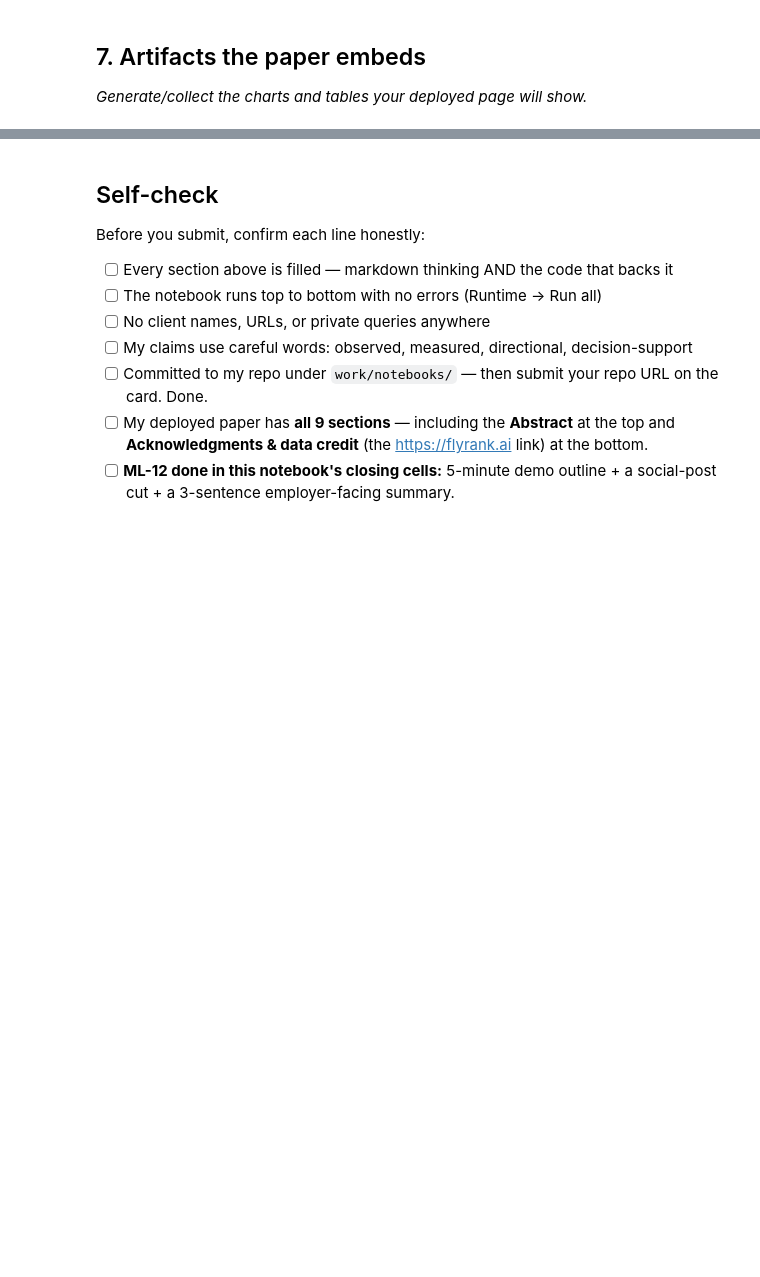
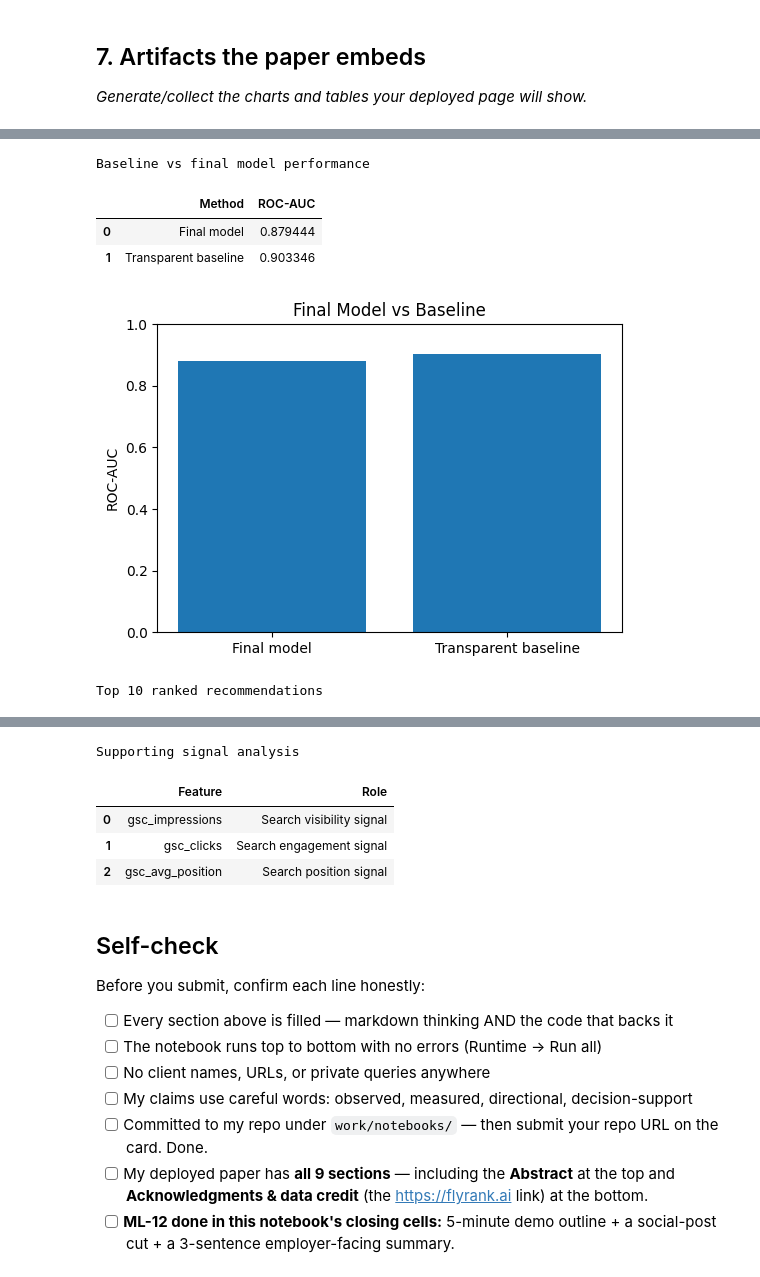
Before and after one commit to varshitha922/flyrank-ml-internship, a Jupyter notebook: work/notebooks/capstone.ipynb, the cells around one changed output, grey strips where cells are left out. Drawn from its saved outputs; the diff is of its cells as text; code cells hidden in the pictures; blank space fills up the shorter version.

```diff
--- a/work/notebooks/capstone.ipynb
+++ b/work/notebooks/capstone.ipynb
@@ -36,0 +417,51 @@ This skeleton is yours to fill. Work the sections **in order** — each one has
+# %%
+# Section 7 — Artifacts for the paper
+
+import pandas as pd
+import matplotlib.pyplot as plt
+
+# 1. Performance comparison table
+performance_table = pd.DataFrame({
+    "Method": ["Final model", "Transparent baseline"],
+    "ROC-AUC": [model_auc, baseline_auc]
+})
+
+print("Baseline vs final model performance")
+display(performance_table)
+
+# 2. Performance comparison chart
+plt.figure(figsize=(6, 4))
+
+plt.bar(
+    performance_table["Method"],
+    performance_table["ROC-AUC"]
+)
+
+plt.ylabel("ROC-AUC")
+plt.title("Final Model vs Baseline")
+plt.ylim(0, 1)
+plt.show()
+
+# 3. Top 10 ranked recommendations
+print("Top 10 ranked recommendations")
+display(ranked_recommendations.head(10))
+
+# 4. Feature-role table
+signal_table = pd.DataFrame({
+    "Feature": features,
+    "Role": [
+        "Search visibility signal",
+        "Search engagement signal",
+        "Search position signal"
+    ]
+})
+
+print("Supporting signal analysis")
+display(signal_table)
+# %% [output]
+Baseline vs final model performance
+|  | Method | ROC-AUC |
+| 0 | Final model | 0.879444 |
+| 1 | Transparent baseline | 0.903346 |
+[figure, added]
+Top 10 ranked recommendations
@@ -37,3 +479,8 @@ This skeleton is yours to fill. Work the sections **in order** — each one has
+Supporting signal analysis
+|  | Feature | Role |
+| 0 | gsc_impressions | Search visibility signal |
+| 1 | gsc_clicks | Search engagement signal |
+| 2 | gsc_avg_position | Search position signal |
 # %% [markdown]
 ## Self-check
 
```
Also changed, not shown: parts of 13 cells of this notebook.
